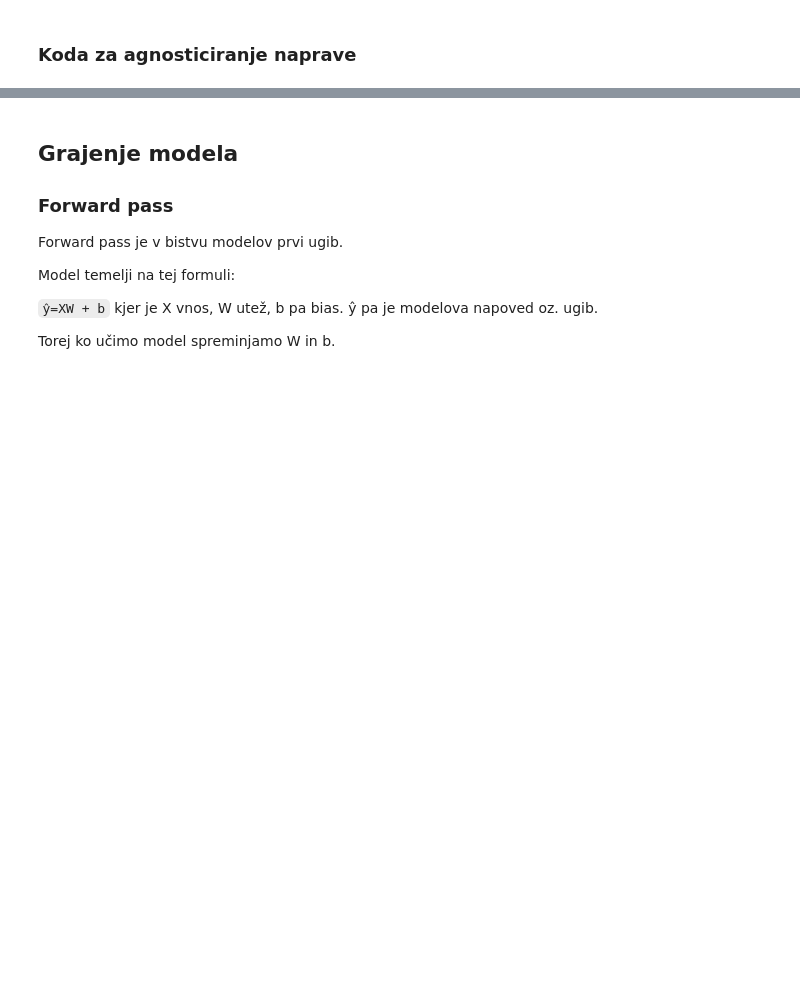
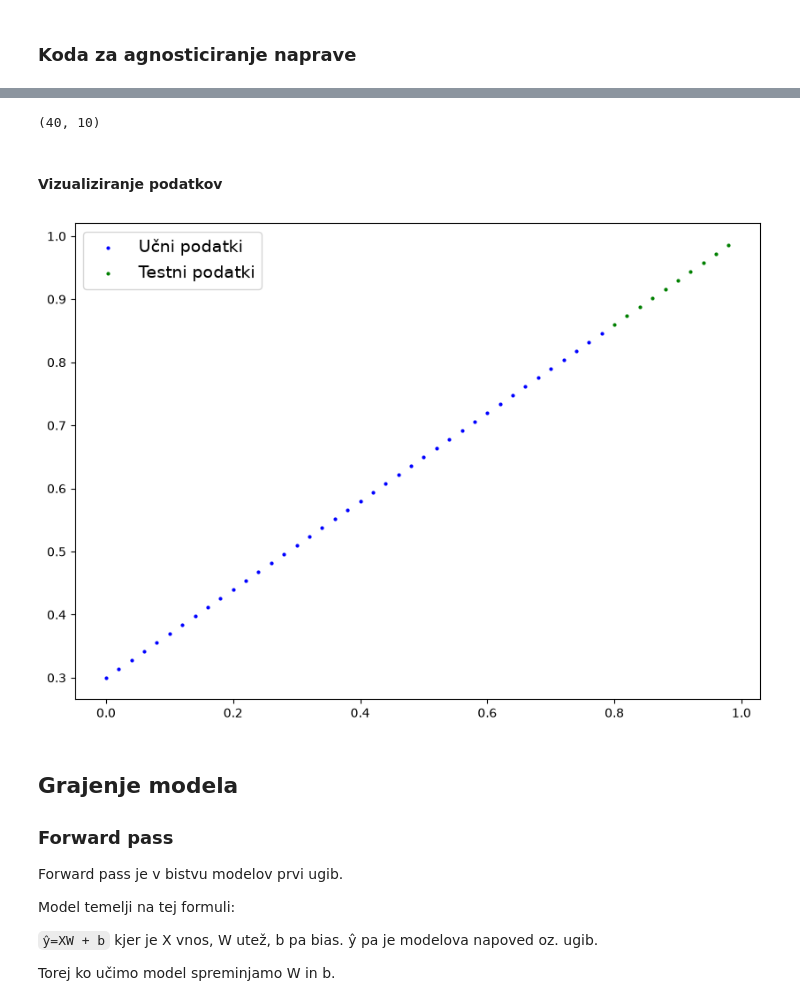
Before and after one commit to leonsmolej/PyTorch_zapiski, a Jupyter notebook: pytorch.ipynb, the cells around one changed output, grey strips where cells are left out. Cells and saved outputs as stored; diff of their text form; code cells hidden in the pictures; blank space fills up the shorter version.

```diff
--- a/pytorch.ipynb
+++ b/pytorch.ipynb
@@ -465,3 +559,49 @@ torch.cuda.is_available()        # True if CUDA works
+# %%
+# Naredimo set za učenje
+
+učni_podatki = int(0.8 * len(X)) # da dobimo  število podatkov (80%) iz celotnega dataseta
+
+X_učni_podatki, y_učni_podatki = X[:učni_podatki], y[:učni_podatki] # prvih 80% vrednosti (40 vrednosti od celote 50)
+
+X_testni_podatki, y_testni_podatki = X[učni_podatki:], y[učni_podatki:] # ostalih 20 % (torej od 40 vrednosti naprej)
+
+len(X_učni_podatki), len(X_testni_podatki)
+# %% [output]
+(40, 10)
+# %% [markdown]
+#### Vizualiziranje podatkov
+# %%
+def izris_napovedi(train_data=X_učni_podatki,
+                   train_labels=y_učni_podatki,
+                   test_data=X_testni_podatki,
+                   test_labels=y_testni_podatki,
+                   napoved=None):
+
+    """
+    Izriše podatke za učenje, testne podatke, ter primerja napovedi
+    """
+
+    plt.figure(figsize=(10,7))
+
+    # Izris podatkov za učenje v modrem
+
+    plt.scatter(train_data, train_labels, c="b", s=4, label="Učni podatki")
+
+    # Izris podatkov za testiranje v zelenem
+
+    plt.scatter(test_data, test_labels, c="green", s=4, label= "Testni podatki")
+
+    if napoved is not None:
+        plt.scatter(test_data, napoved, c="r", s=4, label="Napoved")
+
+    # legenda
+
+    plt.legend(prop={"size":14})
+
+
+izris_napovedi()
+# %% [output]
+[figure, added]
 # %% [markdown]
 ## Grajenje modela
 
```
Also changed, not shown: parts of 23 cells of this notebook, 1 other file.
